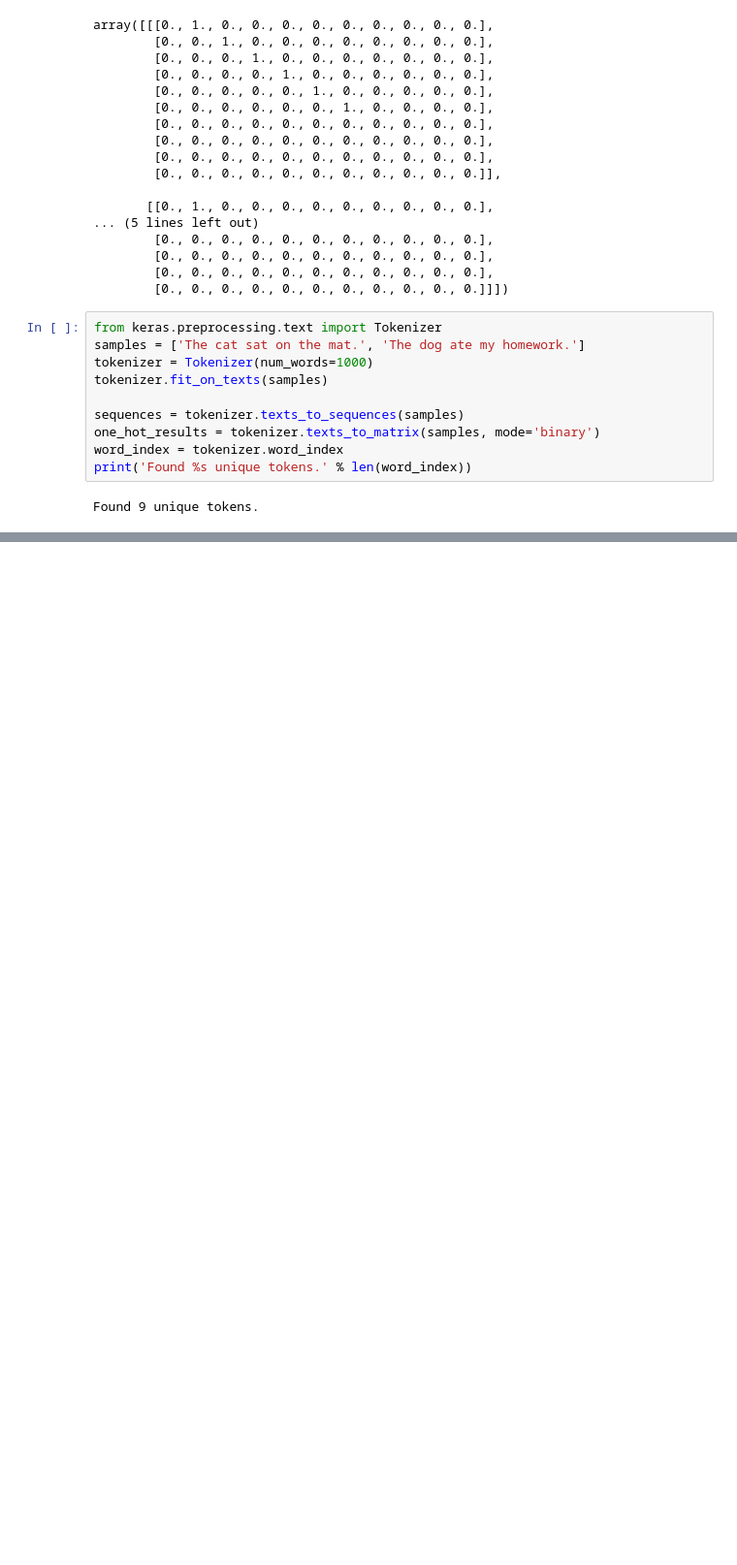
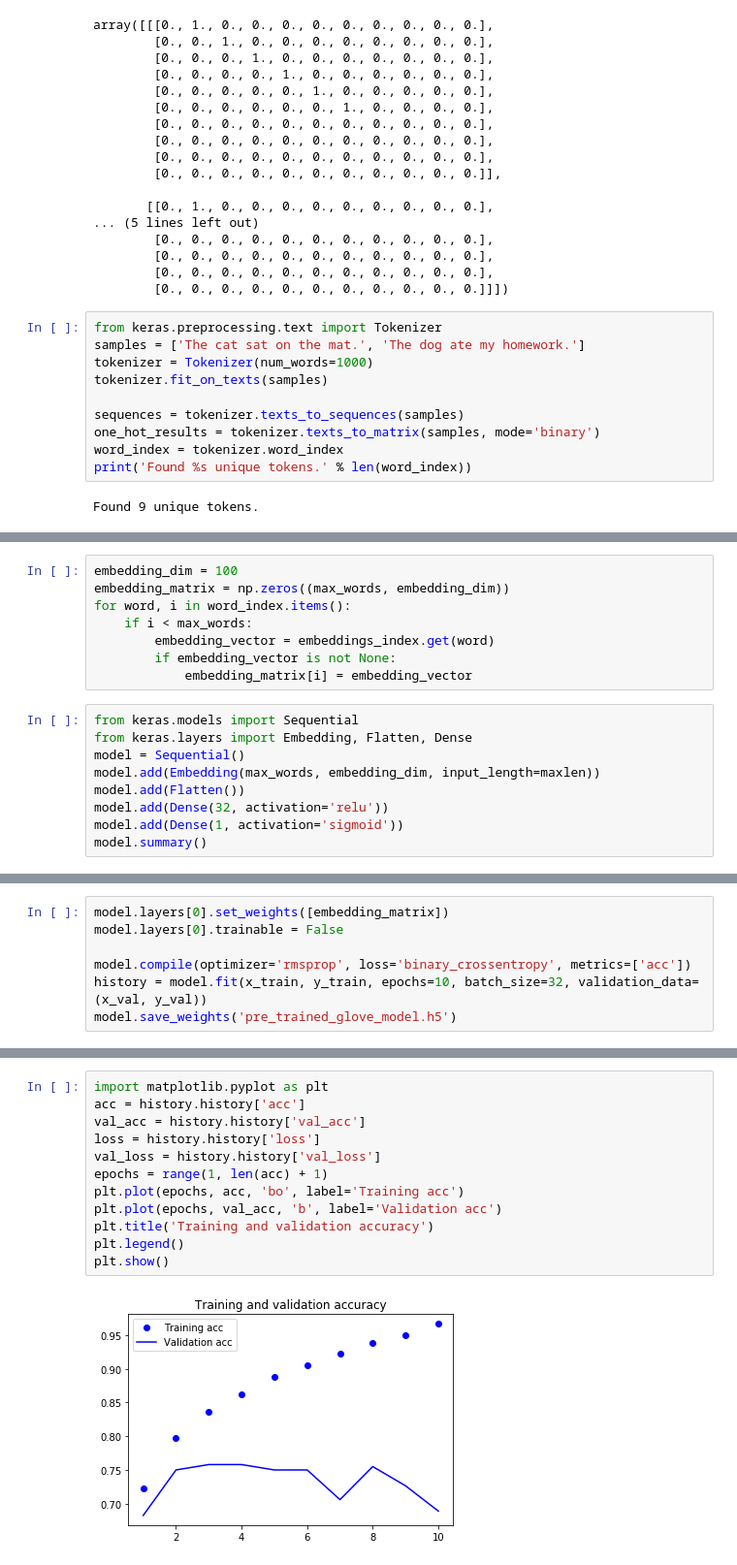
Before and after one commit to pavsenin/deeplearningpython, a Jupyter notebook: Chapter 6.1.ipynb, the cells around one changed output, grey strips where cells are left out. Shown at 97% size. Cells and saved outputs as stored; diff of their text form; blank space fills up the shorter version.

```diff
--- a/Chapter 6.1.ipynb
+++ b/Chapter 6.1.ipynb
@@ -45,0 +186,17 @@ Found 9 unique tokens.
+# %%
+embedding_dim = 100
+embedding_matrix = np.zeros((max_words, embedding_dim))
+for word, i in word_index.items():
+    if i < max_words:
+        embedding_vector = embeddings_index.get(word)
+        if embedding_vector is not None:
+            embedding_matrix[i] = embedding_vector
+# %%
+from keras.models import Sequential
+from keras.layers import Embedding, Flatten, Dense
+model = Sequential()
+model.add(Embedding(max_words, embedding_dim, input_length=maxlen))
+model.add(Flatten())
+model.add(Dense(32, activation='relu'))
+model.add(Dense(1, activation='sigmoid'))
+model.summary()
@@ -45,0 +219,7 @@ Found 9 unique tokens.
+# %%
+model.layers[0].set_weights([embedding_matrix])
+model.layers[0].trainable = False
+
+model.compile(optimizer='rmsprop', loss='binary_crossentropy', metrics=['acc'])
+history = model.fit(x_train, y_train, epochs=10, batch_size=32, validation_data=(x_val, y_val))
+model.save_weights('pre_trained_glove_model.h5')
@@ -45,0 +244,14 @@ Found 9 unique tokens.
+# %%
+import matplotlib.pyplot as plt
+acc = history.history['acc']
+val_acc = history.history['val_acc']
+loss = history.history['loss']
+val_loss = history.history['val_loss']
+epochs = range(1, len(acc) + 1)
+plt.plot(epochs, acc, 'bo', label='Training acc')
+plt.plot(epochs, val_acc, 'b', label='Validation acc')
+plt.title('Training and validation accuracy')
+plt.legend()
+plt.show()
+# %% [output]
+[figure, added]
```
Also changed, not shown: parts of 17 cells of this notebook.
